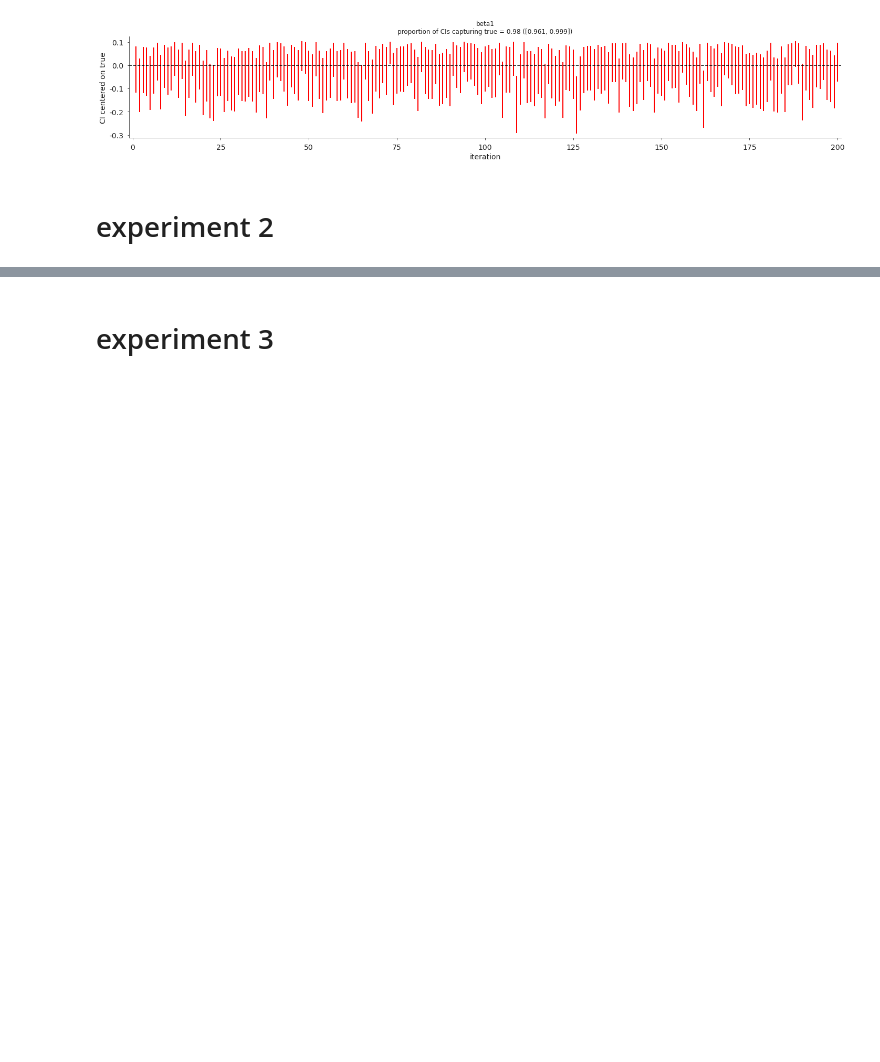
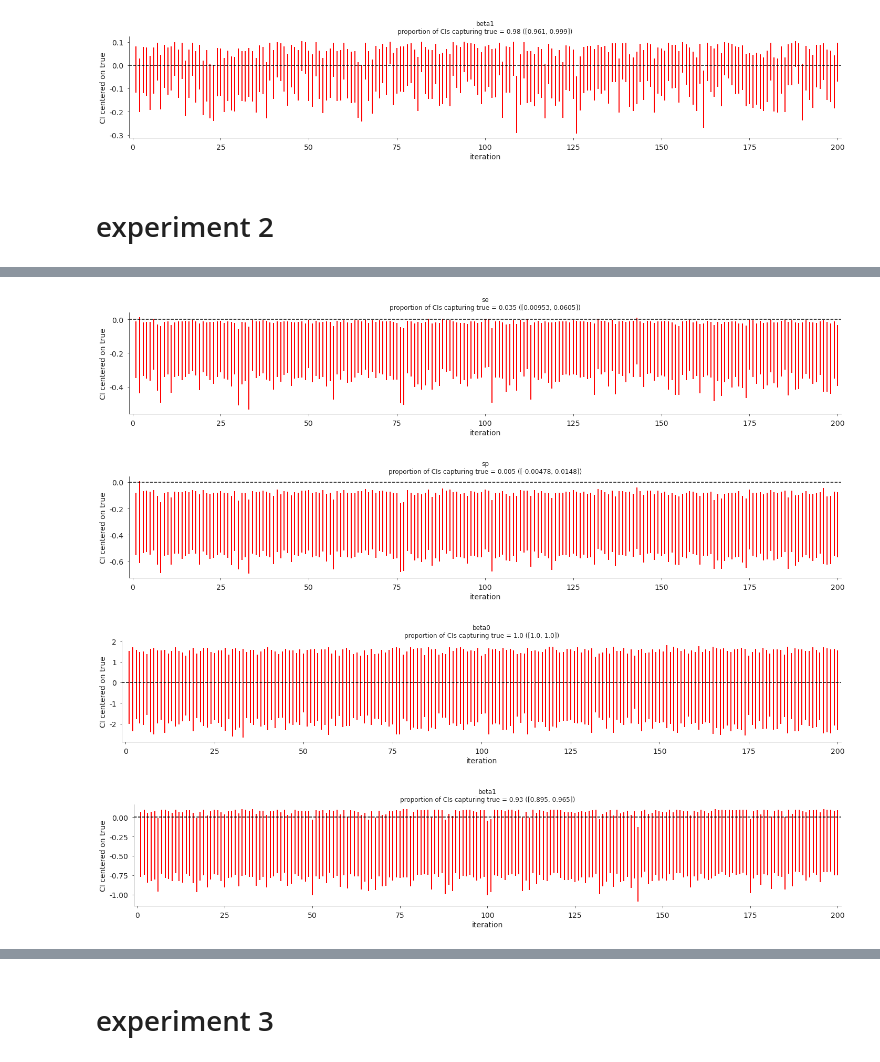
Before and after one commit to erikj540/Bayesian-Vaccine-Efficacy, a Jupyter notebook: notebooks/april12_week.ipynb, the cells around one changed output, grey strips where cells are left out. Drawn from its saved outputs; the diff is of its cells as text; code cells hidden in the pictures; blank space fills up the shorter version.

```diff
--- a/notebooks/april12_week.ipynb
+++ b/notebooks/april12_week.ipynb
@@ -43,12 +43,11 @@ WARNING:matplotlib.legend:No handles with labels found to put in legend.
 # %% [markdown]
 # experiment 2
 # %%
-df = unpickle_object(os.path.join(DATA_DIR, 'exp2_ci_df.pkl'))
+name = 'exp2'
+df = unpickle_object(os.path.join(DATA, f'{name}_ci_df.pkl'))
+params = ['se', 'sp', 'beta0', 'beta1']
 
-name = 'exp1'
-
-df = unpickle_object(os.path.join(DATA, f'{name}_ci_df.pkl'))
-params = ['beta0', 'beta1']
 for param in params:
     outpath = os.path.join(HOME, f'figs/{name}_{param}.png')
     create_ci_plots(df, param, outpath)
+# %% [output]
@@ -54,0 +58,4 @@ for param in params:
+[figure, added]
+[figure, added]
+[figure, added]
+[figure, added]
```
Also changed, not shown: parts of 6 cells of this notebook, 5 other files.
